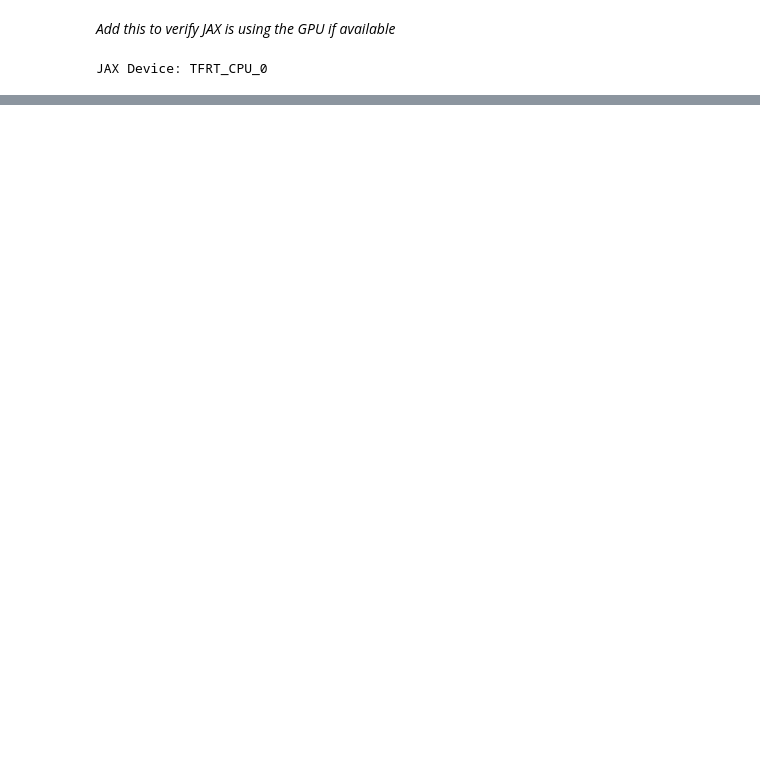
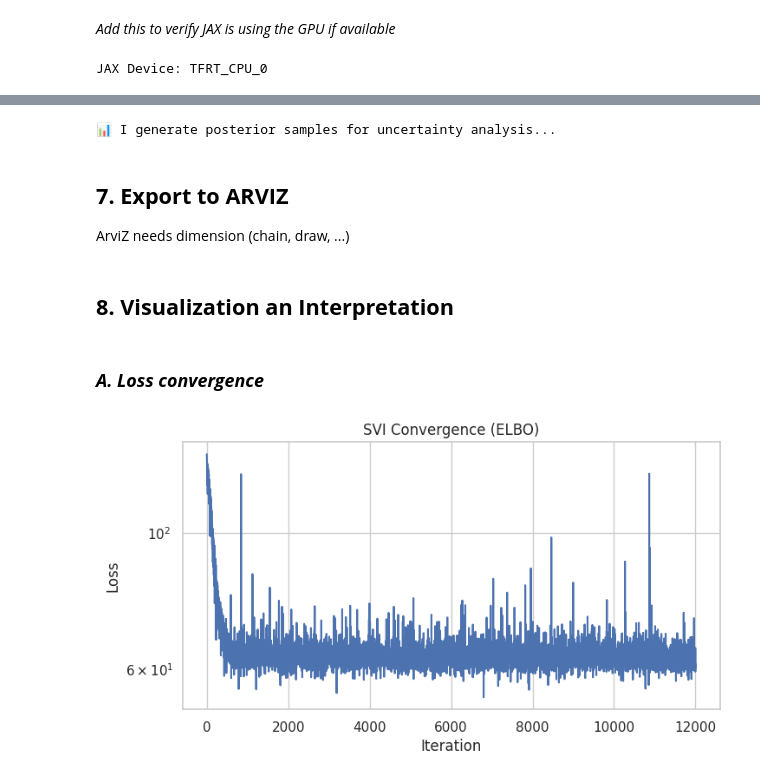
Before and after one commit to RadimKozl/JLNN, a Jupyter notebook: examples/JLNN_bayesian_svi_iris.ipynb, the cells around one changed output, grey strips where cells are left out. Cells and saved outputs as stored; diff of their text form; code cells hidden in the pictures; blank space fills up the shorter version.

Commit message:
feat: Correct JLNN bayesian svi iris tutorial

```diff
--- a/examples/JLNN_bayesian_svi_iris.ipynb
+++ b/examples/JLNN_bayesian_svi_iris.ipynb
@@ -274,0 +178,5 @@ plt.show()
+# %%
+rngs = nnx.Rngs(42)
+rule_models = [LNNFormula(f, rngs) for f in rule_formulas]
+n_rules = len(rule_models)
+n_features = X.shape[1]
@@ -274,0 +193,4 @@ plt.show()
+# %%
+def ramp_sigmoid(x, slope, offset):
+    """Grounding function converting the input to fuzzy truth [0, 1]."""
+    return jax.nn.sigmoid(slope * (x - offset))
@@ -274,0 +247,4 @@ plt.show()
+# %%
+guide = autoguide.AutoDiagonalNormal(bayesian_jlnn_model)
+optimizer = numpyro.optim.Adam(step_size=0.005)
+svi = SVI(bayesian_jlnn_model, guide, optimizer, loss=Trace_ELBO())
@@ -274,0 +253,5 @@ plt.show()
+# %%
+print("Starting SVI optimisation (12 000 steps) …")
+svi_result = svi.run(jax.random.PRNGKey(42), 12_000, X_train, y_train)
+params = svi_result.params
+print(f"Final ELBO loss: {svi_result.losses[-1]:.4f}")
@@ -274,0 +263,10 @@ plt.show()
+# %%
+print("📊 I generate posterior samples for uncertainty analysis...")
+predictive = Predictive(bayesian_jlnn_model, guide=guide, params=params, num_samples=1000)
+posterior_samples = predictive(jax.random.PRNGKey(123), X_data=X_test)
+# %% [output]
+📊 I generate posterior samples for uncertainty analysis...
+# %% [markdown]
+## **7. Export to ARVIZ**
+
+ArviZ needs dimension (chain, draw, ...)
@@ -274,0 +281,12 @@ plt.show()
+# %% [markdown]
+## **8. Visualization an Interpretation**
+# %% [markdown]
+### ***A. Loss convergence***
+# %%
+plt.figure(figsize=(8, 4))
+plt.plot(svi_result.losses)
+plt.title("SVI Convergence (ELBO)")
+plt.yscale("log")
+plt.xlabel("Iteration"); plt.ylabel("Loss"); plt.show();
+# %% [output]
+[figure, added]
```
Also changed, not shown: parts of 59 cells of this notebook, 1 other file.
